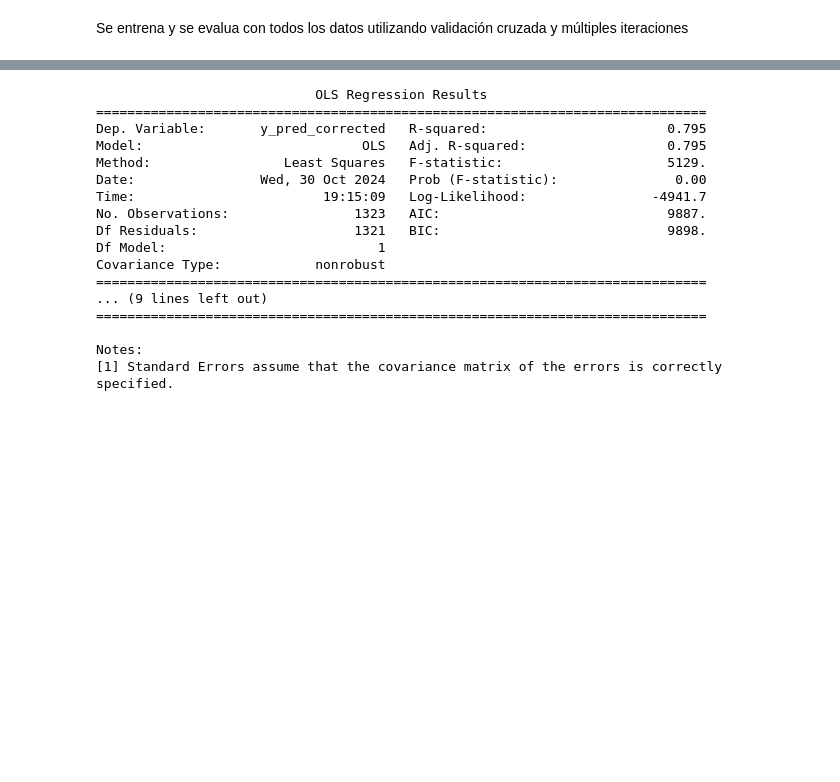
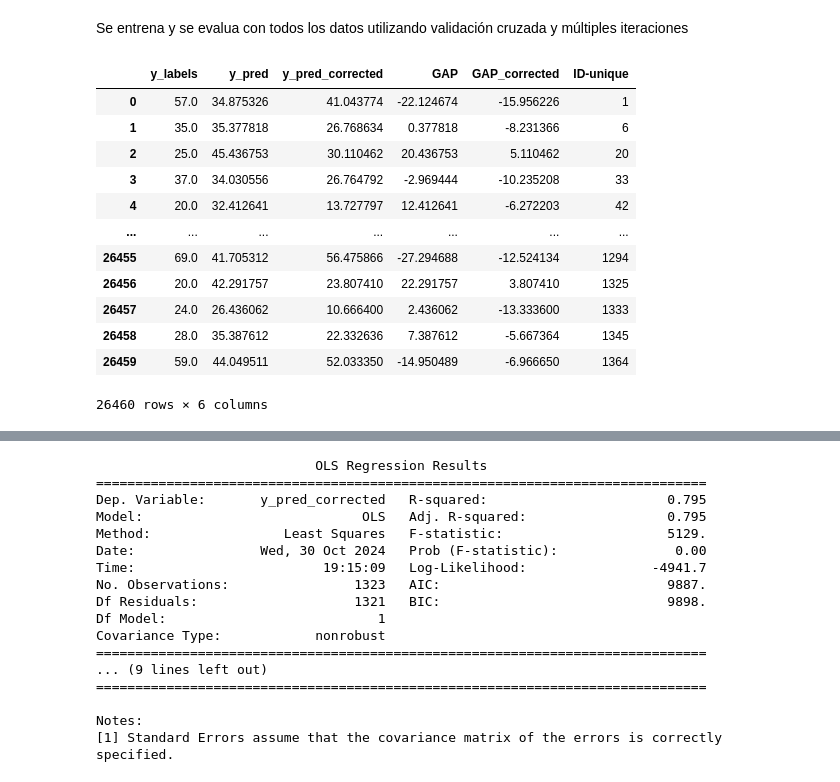
Before and after one commit to carrielfelipe/Brain_Age, a Jupyter notebook: Lasso/Lasso.ipynb, the cells around one changed output, grey strips where cells are left out. Cells and saved outputs as stored; diff of their text form; code cells hidden in the pictures; blank space fills up the shorter version.

```diff
--- a/Lasso/Lasso.ipynb
+++ b/Lasso/Lasso.ipynb
@@ -466,6 +466,22 @@ with open('results_model/resultados_modelo.pkl', 'rb') as f:
 
 # Acceder a los objetos
 results_labels_df_CN_train, results_labels_df_CN_test, results_labels_list, results_model, results_per_fold_CN_train, results_per_fold_CN_test, results_per_fold_pat = loaded_results
+# %%
+results_labels_df_CN_test
+# %% [output]
+|  | y_labels | y_pred | y_pred_corrected | GAP | GAP_corrected | ID-unique |
+| 0 | 57.0 | 34.875326 | 41.043774 | -22.124674 | -15.956226 | 1 |
+| 1 | 35.0 | 35.377818 | 26.768634 | 0.377818 | -8.231366 | 6 |
+| 2 | 25.0 | 45.436753 | 30.110462 | 20.436753 | 5.110462 | 20 |
+| 3 | 37.0 | 34.030556 | 26.764792 | -2.969444 | -10.235208 | 33 |
+| 4 | 20.0 | 32.412641 | 13.727797 | 12.412641 | -6.272203 | 42 |
+| ... | ... | ... | ... | ... | ... | ... |
+| 26455 | 69.0 | 41.705312 | 56.475866 | -27.294688 | -12.524134 | 1294 |
+| 26456 | 20.0 | 42.291757 | 23.807410 | 22.291757 | 3.807410 | 1325 |
+| 26457 | 24.0 | 26.436062 | 10.666400 | 2.436062 | -13.333600 | 1333 |
+| 26458 | 28.0 | 35.387612 | 22.332636 | 7.387612 | -5.667364 | 1345 |
+| 26459 | 59.0 | 44.049511 | 52.033350 | -14.950489 | -6.966650 | 1364 |
+26460 rows × 6 columns
 # %%
 results_labels_df_total = [results_labels_df_CN_test]
 results_avg_list = model.avg_list(results_labels_df_total)
```
Also changed, not shown: parts of 1 cell of this notebook, 1 other file.
